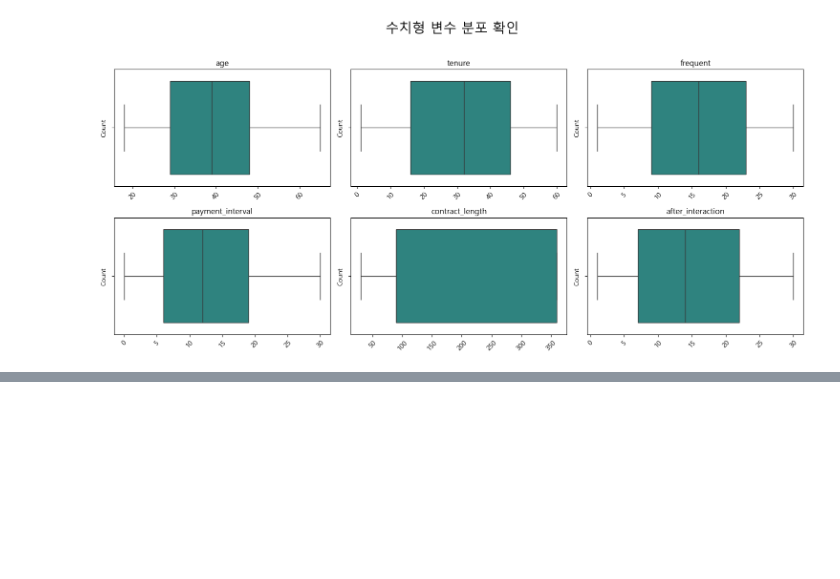
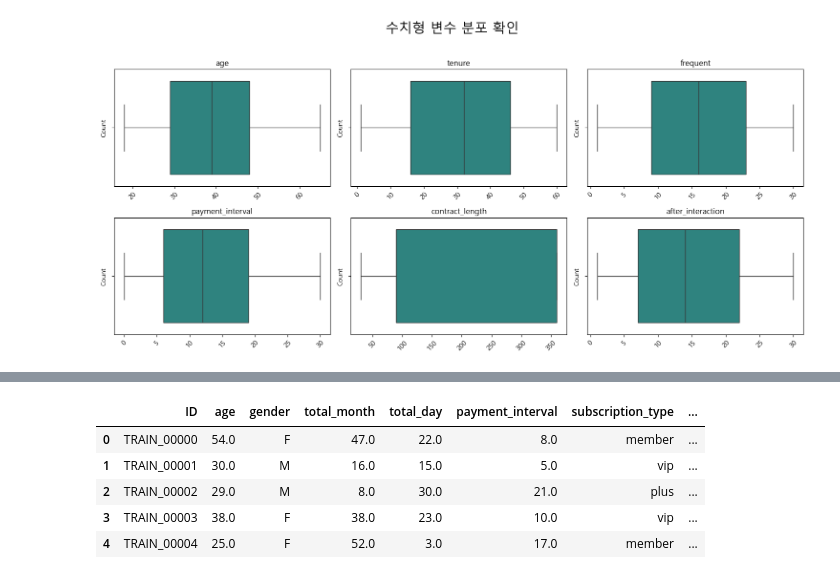
Before and after one commit to smOH306/dacon_basic_customer_support_tier_classification, a Jupyter notebook: notebooks/playground.ipynb, the cells around one changed output, grey strips where cells are left out. Drawn from its saved outputs; the diff is of its cells as text; code cells hidden in the pictures; blank space fills up the shorter version.

```diff
--- a/notebooks/playground.ipynb
+++ b/notebooks/playground.ipynb
@@ -98,0 +121,30 @@ plt.tight_layout(rect=[0, 0, 1, 0.96])
+# %%
+query = """
+SELECT
+    ID,
+    age,
+    gender,
+    tenure AS total_month,
+    frequent AS total_day,
+    payment_interval,
+    subscription_type,
+    contract_length,
+    after_interaction,
+    support_needs, -- 쉼표 추가
+    frequent / 30 AS MPR,
+    tenure / age AS membership_duration_ratio ,
+    payment_interval/ 30 AS late_payment_rate,
+    after_interaction / contract_length AS elapsed_time_ratio,
+    support_needs # TARGET
+FROM train;
+"""
+
+train_fe = duckdb.query(query).to_df()
+train_fe.head()
+# %% [output]
+|  | ID | age | gender | total_month | total_day | payment_interval | subscription_type | ... |
+| 0 | TRAIN_00000 | 54.0 | F | 47.0 | 22.0 | 8.0 | member | ... |
+| 1 | TRAIN_00001 | 30.0 | M | 16.0 | 15.0 | 5.0 | vip | ... |
+| 2 | TRAIN_00002 | 29.0 | M | 8.0 | 30.0 | 21.0 | plus | ... |
+| 3 | TRAIN_00003 | 38.0 | F | 38.0 | 23.0 | 10.0 | vip | ... |
+| 4 | TRAIN_00004 | 25.0 | F | 52.0 | 3.0 | 17.0 | member | ... |
```
Also changed, not shown: parts of 13 cells of this notebook, 1 other file.
